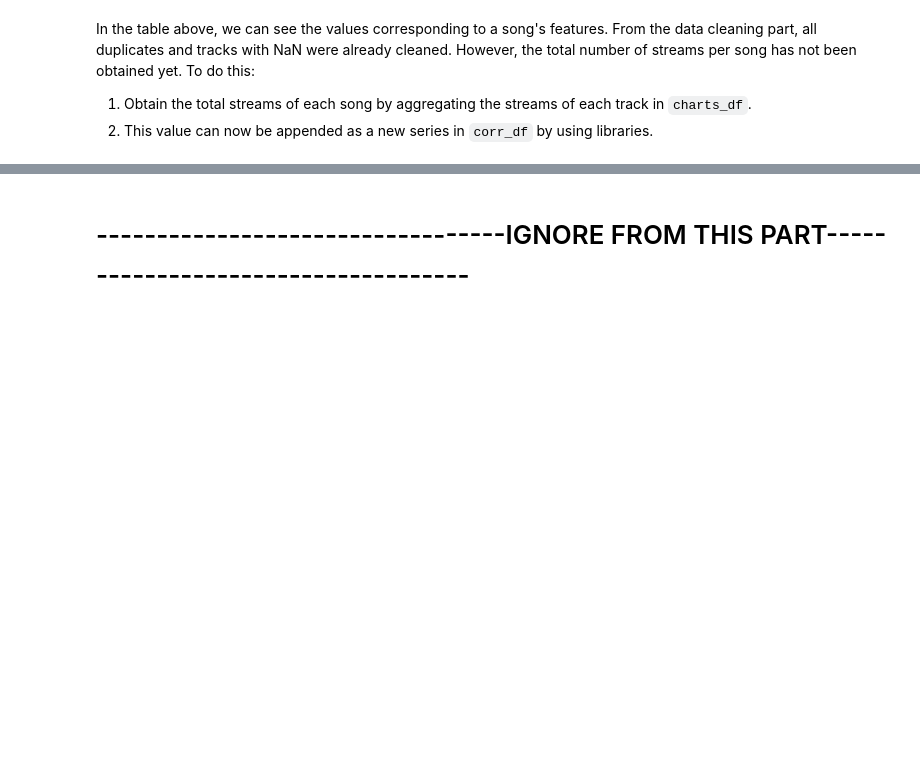
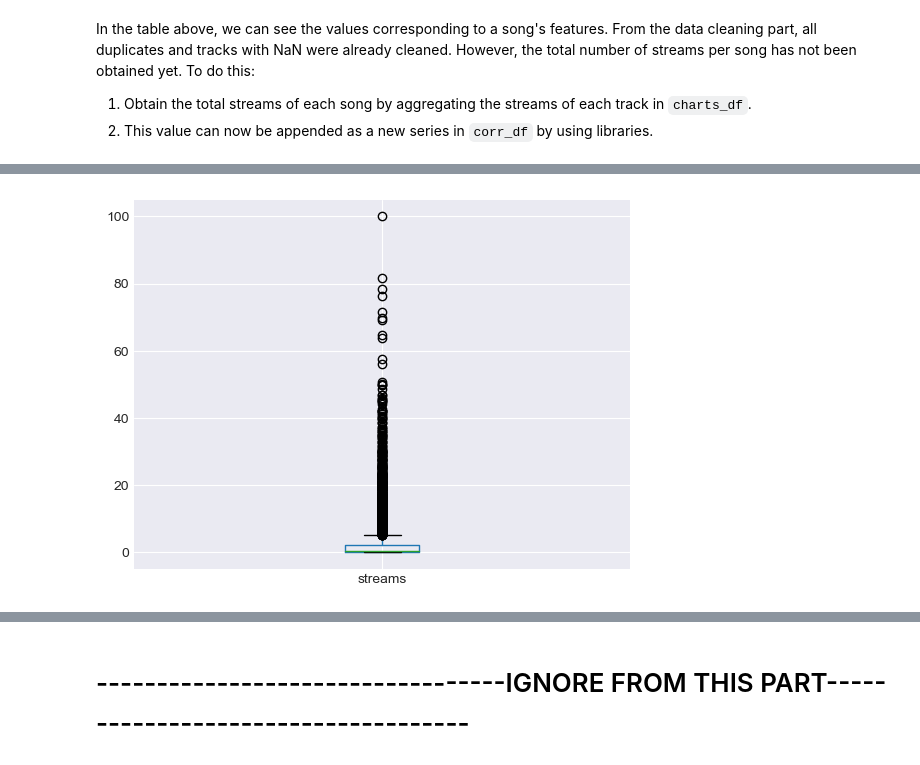
Before and after one commit to ADichoso/CSMODEL-Project-XX22-G1, a Jupyter notebook: SpotifyDataset.ipynb, the cells around one changed output, grey strips where cells are left out. Saved outputs shown, nothing was run; the diff lists cells and outputs as text; code cells hidden in the pictures; blank space fills up the shorter version.

```diff
--- a/SpotifyDataset.ipynb
+++ b/SpotifyDataset.ipynb
@@ -429,7 +429,24 @@ Cupid Twin Version         1
 Name: track_name, Length: 3627, dtype: int64
 # %%
 #Step 2: If more than one occurence of the same track_id is found on the same day, add the streams together
-duplicates_per_day = charts_df.duplicated(subset=['date', 'track_id'], keep=False)
-duplicates_per_day.value_counts()
+duplicates_per_day = charts_df.duplicated(subset=['date', 'track_id'], keep=False).value_counts()
+
 charts_df['duplicated_in_date'] = duplicates_per_day
+
+#get all the dates and store them in an array
+dates = charts_df['date'].value_counts().index.values
+
+charts_df = charts_df.groupby(['date', 'track_id']).sum().reset_index()
+
+charts_df["track_name"] = ""
+charts_df["artist"] = ""
+#charts_df_cleaned_df.query("date == '31/03/2023' and track_id == '4dKa5ZzlGqUy3Wo0yaXKNI'")
+charts_df
+
+for track in charts_tracks_df.iterrows():
+    charts_df.loc[charts_df['track_id'] == track[1]['track_id'], ['track_name', 'artist']] = [track[1]['track_name'], track[1]['artist_name']]
+
+duplicates_per_day_recheck = charts_df.duplicated(subset=['date', 'track_id'], keep=False).value_counts()
+
+print(f"Before: {duplicates_per_day} \n\nAfter: {duplicates_per_day_recheck}")
 # %% [output]
@@ -587,3 +567,7 @@ In the table above, we can see the values corresponding to a song's features. Fr
 
 1. Obtain the total streams of each song by aggregating the streams of each track in `charts_df`.
 2. This value can now be appended as a new series in `corr_df` by using libraries.
+# %%
+#sum the streams of the same track_id, delete the duplicates
+charts_df_cleaned = charts_df.groupby(['track_id', 'artist']).sum().reset_index()
+charts_df_cleaned
@@ -589,0 +595,6 @@ In the table above, we can see the values corresponding to a song's features. Fr
+# %%
+for index, row in corr_df.iterrows():
+    track_id = row['track_id']
+    streams = charts_df_cleaned[charts_df_cleaned['track_id'] == track_id]['streams']
+
+    corr_df.loc[index, 'streams'] = streams.values[0]
@@ -589,0 +613,8 @@ In the table above, we can see the values corresponding to a song's features. Fr
+# %%
+pd.options.display.float_format = '{:.2f}'.format
+corr_df[['streams']].describe()
+
+#log transform the value
+boxplot = corr_df.boxplot(column=['streams'])
+# %% [output]
+[figure, added]
```
Also changed, not shown: parts of 17 cells of this notebook.
